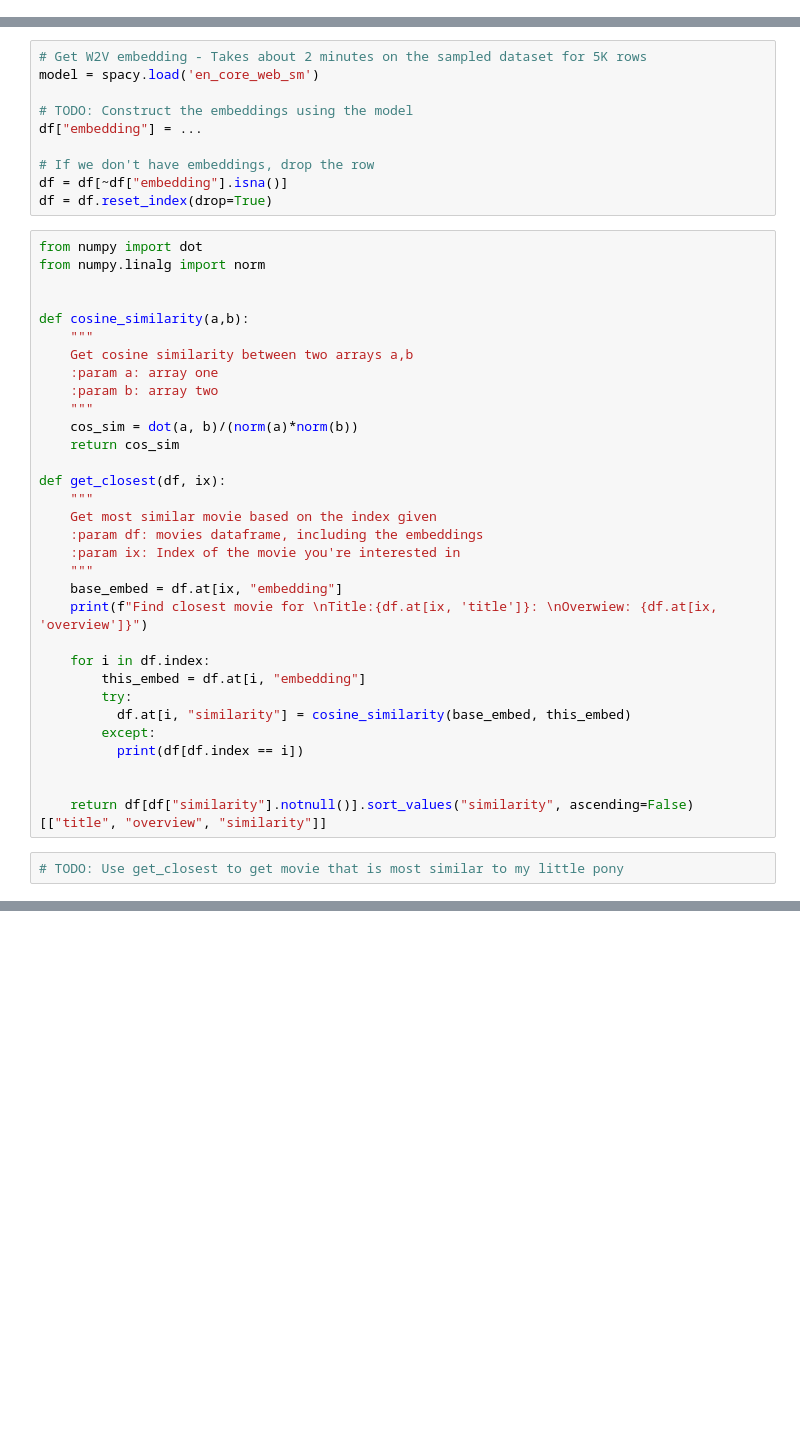
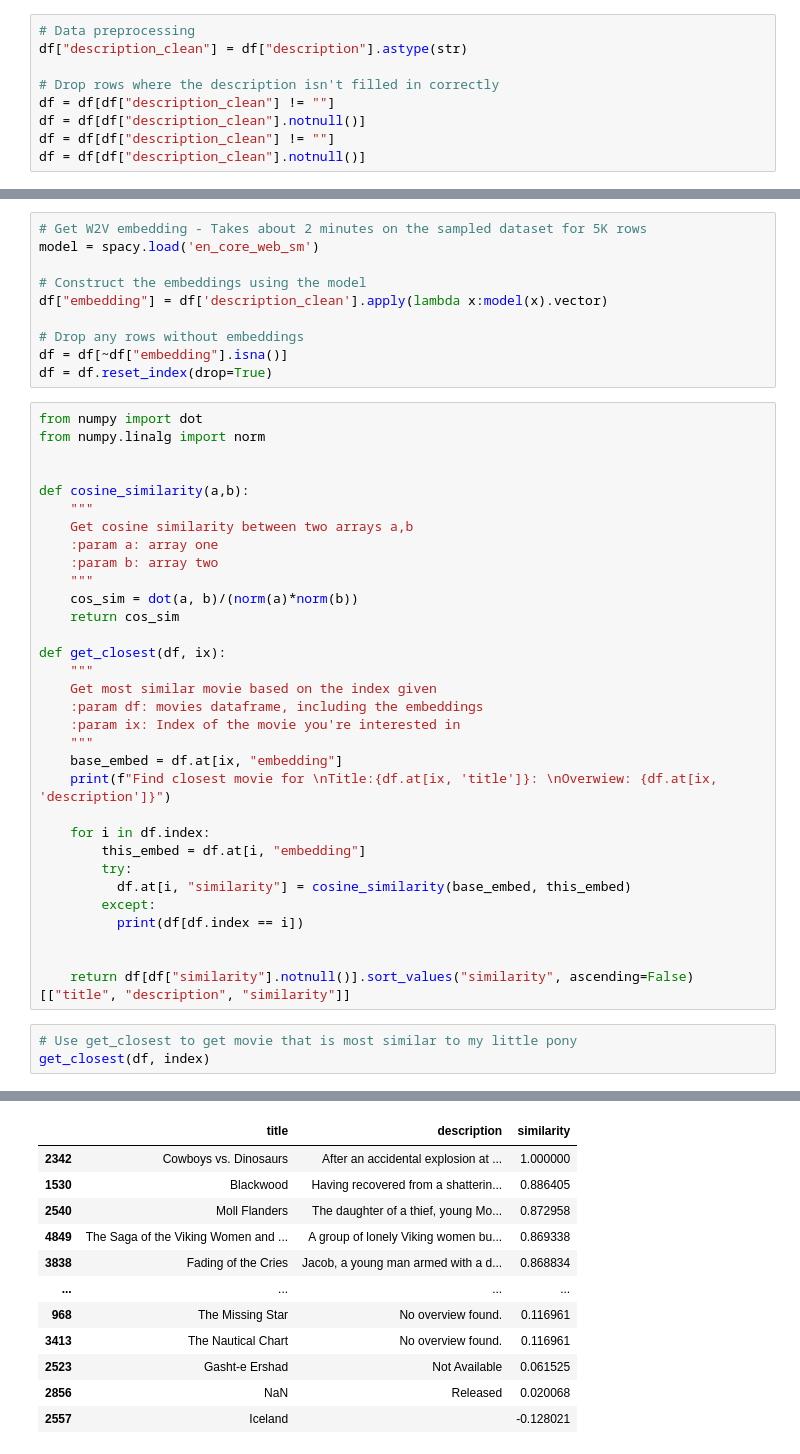
Before and after one commit to ThomasNamink/bb-nlp-case, a Jupyter notebook: Case Notebook.ipynb, the cells around one changed output, grey strips where cells are left out. Drawn from its saved outputs; the diff is of its cells as text; blank space fills up the shorter version.

```diff
--- a/Case Notebook.ipynb
+++ b/Case Notebook.ipynb
@@ -42,0 +52,9 @@ df[df["title"].str.contains("my little pony")]
+# %%
+# Data preprocessing
+df["description_clean"] = df["description"].astype(str)
+
+# Drop rows where the description isn't filled in correctly
+df = df[df["description_clean"] != ""]
+df = df[df["description_clean"].notnull()]
+df = df[df["description_clean"] != ""]
+df = df[df["description_clean"].notnull()]
@@ -44,10 +74,10 @@ df[df["title"].str.contains("my little pony")]
 # Get W2V embedding - Takes about 2 minutes on the sampled dataset for 5K rows
 model = spacy.load('en_core_web_sm')
 
-# TODO: Construct the embeddings using the model
-df["embedding"] = ...
+# Construct the embeddings using the model
+df["embedding"] = df['description_clean'].apply(lambda x:model(x).vector)
 
-# If we don't have embeddings, drop the row
+# Drop any rows without embeddings
 df = df[~df["embedding"].isna()]
 df = df.reset_index(drop=True)
 # %%
@@ -71,7 +101,7 @@ def get_closest(df, ix):
     :param ix: Index of the movie you're interested in
     """
     base_embed = df.at[ix, "embedding"]
-    print(f"Find closest movie for \nTitle:{df.at[ix, 'title']}: \nOverwiew: {df.at[ix, 'overview']}")
+    print(f"Find closest movie for \nTitle:{df.at[ix, 'title']}: \nOverwiew: {df.at[ix, 'description']}")
 
     for i in df.index:
         this_embed = df.at[i, "embedding"]
@@ -81,6 +111,8 @@ def get_closest(df, ix):
           print(df[df.index == i])
 
 
-    return df[df["similarity"].notnull()].sort_values("similarity", ascending=False)[["title", "overview", "similarity"]]
+    return df[df["similarity"].notnull()].sort_values("similarity", ascending=False)[["title", "description", "similarity"]]
 # %%
-# TODO: Use get_closest to get movie that is most similar to my little pony
+# Use get_closest to get movie that is most similar to my little pony
+get_closest(df, index)
+# %% [output]
@@ -86,0 +122,12 @@ def get_closest(df, ix):
+|  | title | description | similarity |
+| 2342 | Cowboys vs. Dinosaurs | After an accidental explosion at ... | 1.000000 |
+| 1530 | Blackwood | Having recovered from a shatterin... | 0.886405 |
+| 2540 | Moll Flanders | The daughter of a thief, young Mo... | 0.872958 |
+| 4849 | The Saga of the Viking Women and ... | A group of lonely Viking women bu... | 0.869338 |
+| 3838 | Fading of the Cries | Jacob, a young man armed with a d... | 0.868834 |
+| ... | ... | ... | ... |
+| 968 | The Missing Star | No overview found. | 0.116961 |
+| 3413 | The Nautical Chart | No overview found. | 0.116961 |
+| 2523 | Gasht-e Ershad | Not Available | 0.061525 |
+| 2856 | NaN | Released | 0.020068 |
+| 2557 | Iceland |  | -0.128021 |
```
Also changed, not shown: parts of 15 cells of this notebook.
